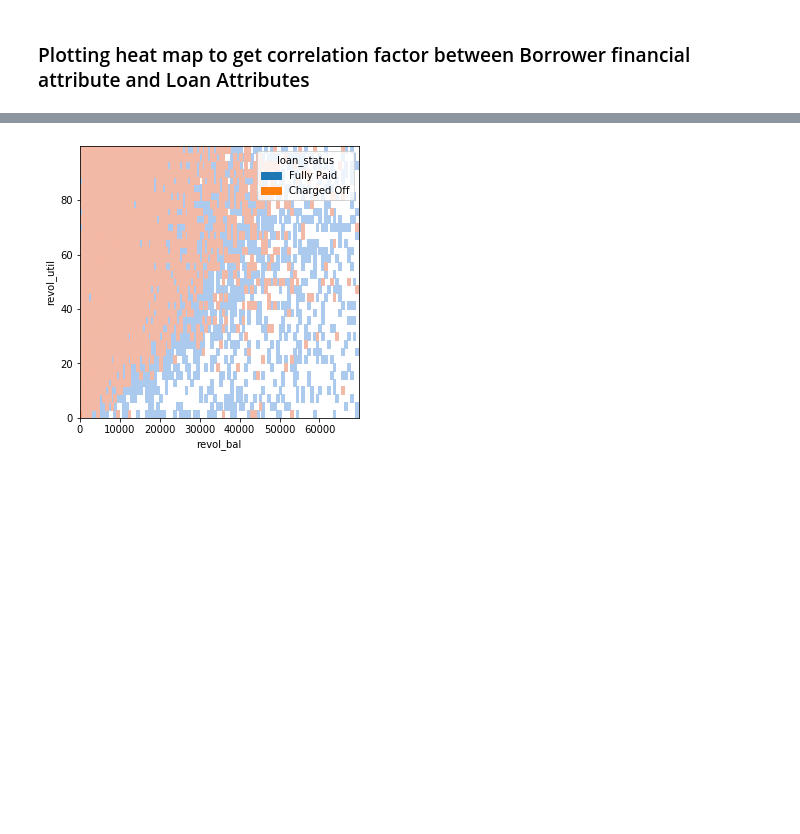
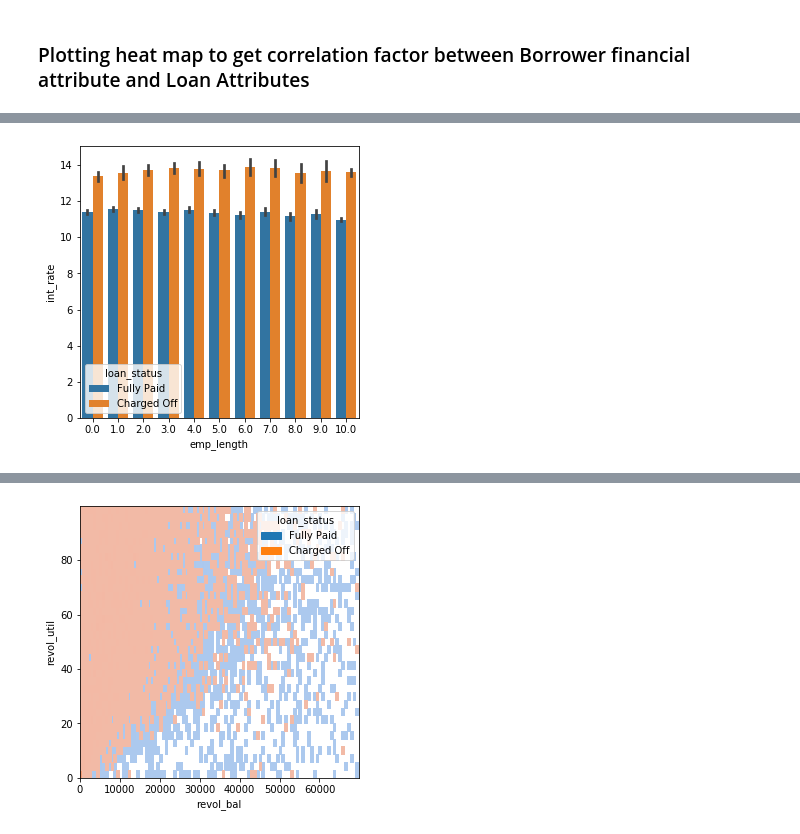
Before and after one commit to rickym99/lendingclub_casestudy, a Jupyter notebook: LCCS-Test.ipynb, the cells around one changed output, grey strips where cells are left out. Cells and saved outputs as stored; diff of their text form; code cells hidden in the pictures; blank space fills up the shorter version.

```diff
--- a/LCCS-Test.ipynb
+++ b/LCCS-Test.ipynb
@@ -1097,0 +1125,6 @@ dtype: object
+# %%
+plt.figure(figsize = (5,5))
+sns.barplot(x = loan_df['emp_length'] , y = loan_df['int_rate'], hue = loan_df['loan_status'])
+plt.show()
+# %% [output]
+[figure, added]
```
Also changed, not shown: parts of 54 cells of this notebook.
